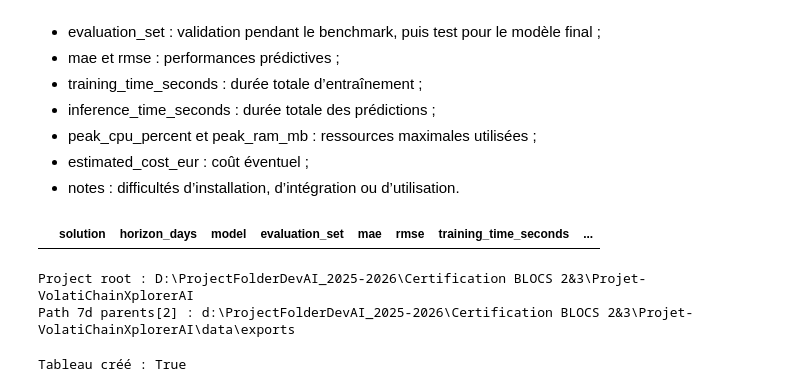
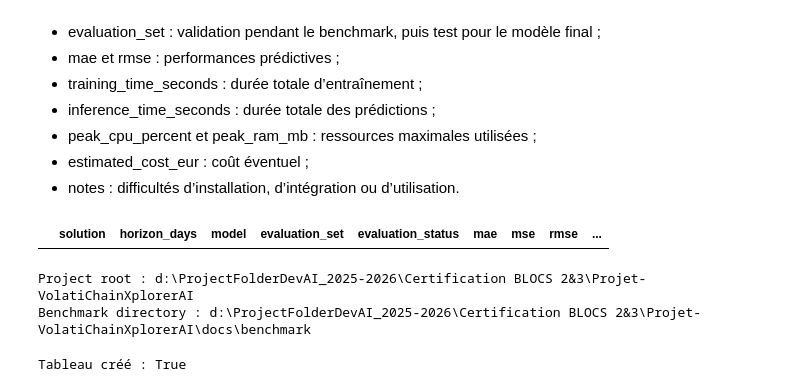
Before and after one commit to PatriciaTenda/Projet-VolatiChainXplorerAI, a Jupyter notebook: notebooks/04_protocole_commun_benchmark.ipynb, the cells around one changed output. Drawn from its saved outputs; the diff is of its cells as text; code cells hidden in the pictures.

```diff
--- a/notebooks/04_protocole_commun_benchmark.ipynb
+++ b/notebooks/04_protocole_commun_benchmark.ipynb
@@ -706,36 +706,43 @@ Signification des principales colonnes :
 - notes : difficultés d’installation, d’intégration ou d’utilisation.
 # %%
 benchmark_columns = [
-    "solution",
+     "solution",
     "horizon_days",
     "model",
     "evaluation_set",
+    "evaluation_status",      # POC réalisé, non testé, écarté...
     "mae",
+    "mse",
     "rmse",
+    "r2",
     "training_time_seconds",
     "inference_time_seconds",
     "inference_time_per_row_ms",
     "peak_cpu_percent",
     "peak_ram_mb",
-    "estimated_cost_eur",
+    "software_license_cost_eur",
+    "selection_decision",     # Retenu, écarté, référence
     "notes"
 ]
-
 
 benchmark_results = pd.DataFrame(
     columns=benchmark_columns
 )
 
 benchmark_results
 # %% [output]
-|  | solution | horizon_days | model | evaluation_set | mae | rmse | training_time_seconds | ... |
+|  | solution | horizon_days | model | evaluation_set | evaluation_status | mae | mse | rmse | ... |
 # %%
-project_root = Path("__file__").resolve().parent.parent
+project_root = Path().cwd().parent
 print("Project root :", project_root)
-path_7d.parents[2]
-print("Path 7d parents[2] :", path_7d.parents[2])
+benchmark_dir = (
+    project_root
+    / "docs"
+    / "benchmark"
+)
+print("Benchmark directory :", benchmark_dir)
 # %% [output]
-Project root : D:\ProjectFolderDevAI_2025-2026\Certification BLOCS 2&3\Projet-VolatiChainXplorerAI
-Path 7d parents[2] : d:\ProjectFolderDevAI_2025-2026\Certification BLOCS 2&3\Projet-VolatiChainXplorerAI\data\exports
+Project root : d:\ProjectFolderDevAI_2025-2026\Certification BLOCS 2&3\Projet-VolatiChainXplorerAI
+Benchmark directory : d:\ProjectFolderDevAI_2025-2026\Certification BLOCS 2&3\Projet-VolatiChainXplorerAI\docs\benchmark
 # %%
 
```
Also changed, not shown: parts of 1 cell of this notebook, 34 other files.
